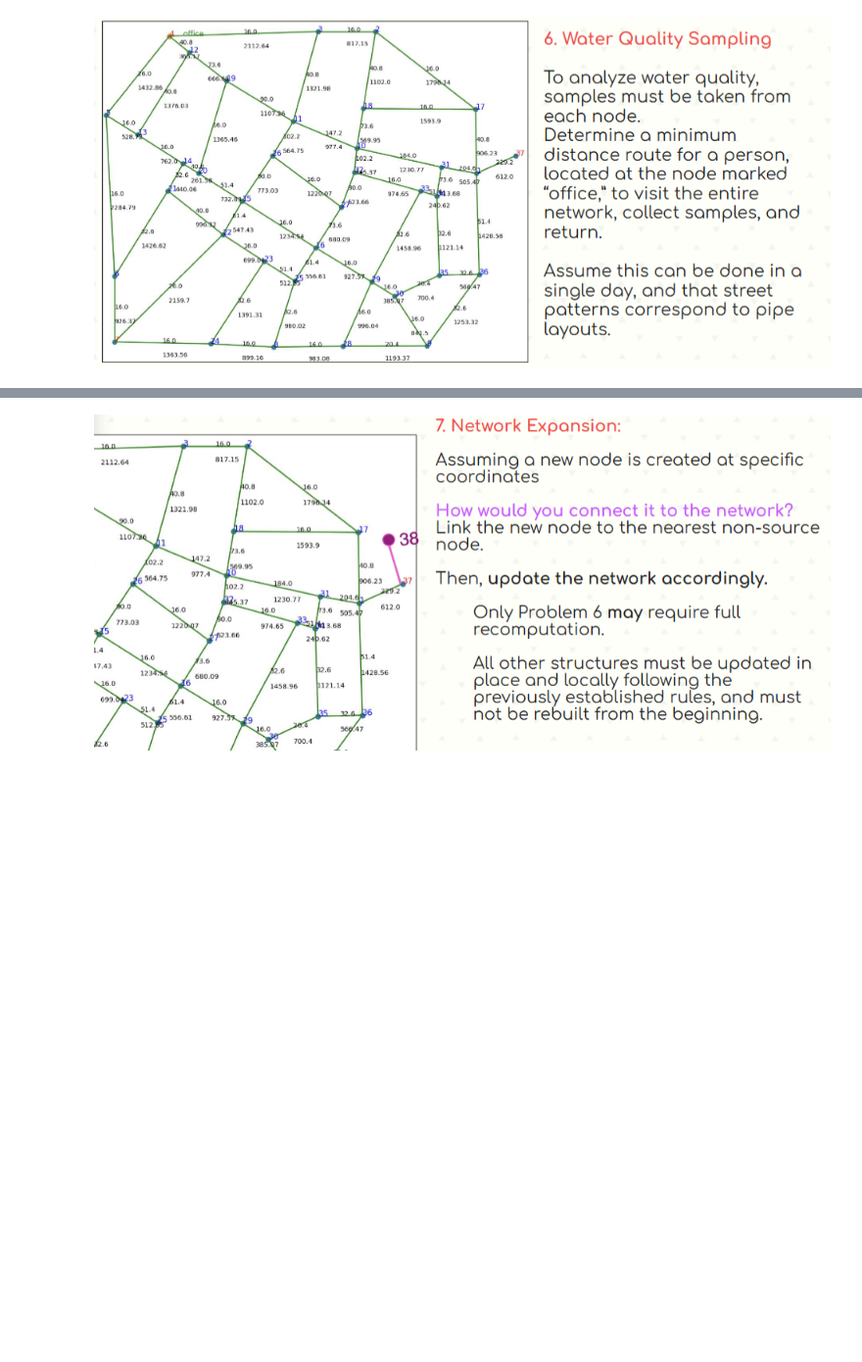
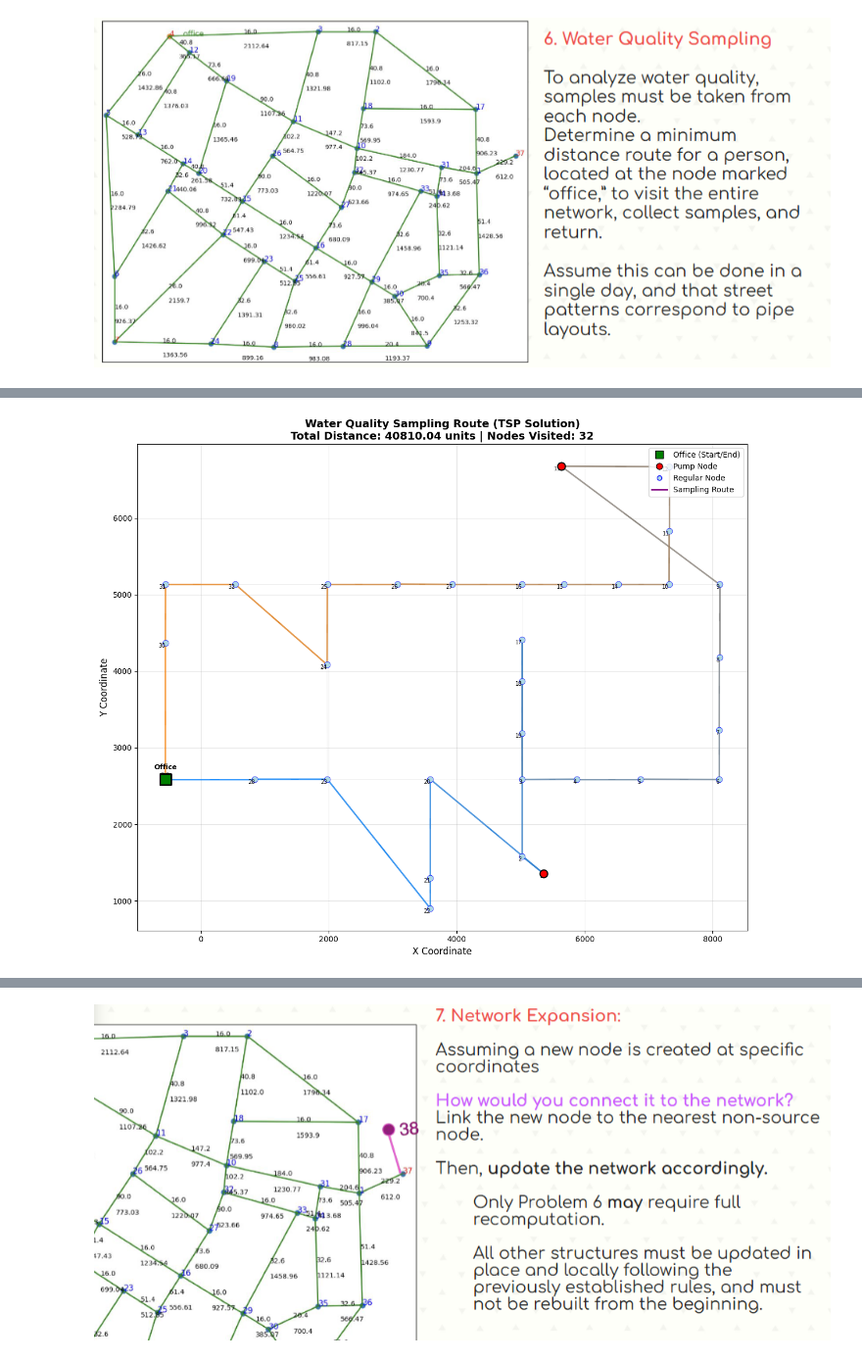
Before and after one commit to SantiQ0905/Waterworks_SP2, a Jupyter notebook: sp2.ipynb, the cells around one changed output, grey strips where cells are left out. Shown at 98% size. Cells and saved outputs as stored; diff of their text form; code cells hidden in the pictures; blank space fills up the shorter version.

```diff
--- a/sp2.ipynb
+++ b/sp2.ipynb
@@ -475,0 +805,95 @@ def sampling(data):
+# %%
+def draw_sampling_route(data, route, total_distance):
+    nodes = data["nodes"]
+    edges = data["edges"]
+    office = data["office"]
+
+    plt.figure(figsize=(12, 10))
+
+    for edge in edges:
+        u, v = edge[0], edge[1]
+        nu, nv = nodes[u], nodes[v]
+        x1, y1 = nu[0], nu[1]
+        x2, y2 = nv[0], nv[1]
+        plt.plot([x1, x2], [y1, y2], 'lightgray', linewidth=0.5, alpha=0.5)
+
+    for i in range(len(route) - 1):
+        u, v = route[i], route[i+1]
+        nu, nv = nodes[u], nodes[v]
+        x1, y1 = nu[0], nu[1]
+        x2, y2 = nv[0], nv[1]
+
+        color_intensity = i / (len(route) - 1)
+        color = (color_intensity, 0.5, 1 - color_intensity)
+
+        plt.plot([x1, x2], [y1, y2], color=color, linewidth=2, alpha=0.8)
+
+        mid_x, mid_y = (x1 + x2) / 2, (y1 + y2) / 2
+        dx, dy = x2 - x1, y2 - y1
+        plt.arrow(mid_x, mid_y, dx*0.1, dy*0.1,
+                 head_width=5, head_length=3, fc=color, ec=color, alpha=0.6)
+
+    for node_id, (x, y, is_pump) in nodes.items():
+        if node_id == office:
+            plt.scatter(x, y, s=200, c='green', marker='s',
+                       edgecolors='black', linewidths=2, zorder=5)
+            plt.text(x, y, f'Office\n{node_id}', fontsize=9, ha='center',
+                    va='bottom', fontweight='bold')
+        elif is_pump:
+            plt.scatter(x, y, s=100, c='red', marker='o',
+                       edgecolors='black', linewidths=1.5, zorder=4)
+            plt.text(x, y, str(node_id), fontsize=8, ha='right', va='top')
+        else:
+            plt.scatter(x, y, s=60, c='lightblue', marker='o',
+                       edgecolors='blue', linewidths=0.5, zorder=3)
+            plt.text(x, y, str(node_id), fontsize=7, ha='right', va='top')
+
+    # Add route information
+    plt.title(f"Water Quality Sampling Route (TSP Solution)\n"
+             f"Total Distance: {total_distance:.2f} units | "
+             f"Nodes Visited: {len(route)-1}", fontsize=14, fontweight='bold')
+    plt.xlabel("X Coordinate", fontsize=12)
+    plt.ylabel("Y Coordinate", fontsize=12)
+
+    from matplotlib.lines import Line2D
+    legend_elements = [
+        Line2D([0], [0], marker='s', color='w', markerfacecolor='green',
+               markersize=10, label='Office (Start/End)', markeredgecolor='black'),
+        Line2D([0], [0], marker='o', color='w', markerfacecolor='red',
+               markersize=8, label='Pump Node', markeredgecolor='black'),
+        Line2D([0], [0], marker='o', color='w', markerfacecolor='lightblue',
+               markersize=6, label='Regular Node', markeredgecolor='blue'),
+        Line2D([0], [0], color='purple', linewidth=2, label='Sampling Route')
+    ]
+    plt.legend(handles=legend_elements, loc='upper right')
+
+    plt.grid(True, alpha=0.3)
+    plt.tight_layout()
+    plt.show()
+
+    # Print route details
+    print("\n" + "="*60)
+    print("WATER QUALITY SAMPLING ROUTE DETAILS")
+    print("="*60)
+    print(f"Starting Point: Office (Node {office})")
+    print(f"Total Distance: {total_distance:.2f} units")
+    print(f"Number of Nodes: {len(route)-1}")
+    print(f"\nRoute Sequence:")
+    for i, node_id in enumerate(route):
+        if i == 0:
+            print(f"  Start: Node {node_id} (Office)")
+        elif i == len(route) - 1:
+            print(f"  End:   Node {node_id} (Return to Office)")
+        else:
+            print(f"  {i:3d}.   Node {node_id}")
+    print("="*60)
+
+# Run Section 6: Water Quality Sampling (TSP Solution)
+print("Solving TSP for water quality sampling route...")
+print("This may take a moment for larger networks...\n")
+
+route, total_distance = sampling(data)
+
+# Display the route
+draw_sampling_route(data, route, total_distance)
+# %% [output]
@@ -475,0 +902 @@ def sampling(data):
+[figure, added]
```
Also changed, not shown: parts of 22 cells of this notebook, 1 other file.
